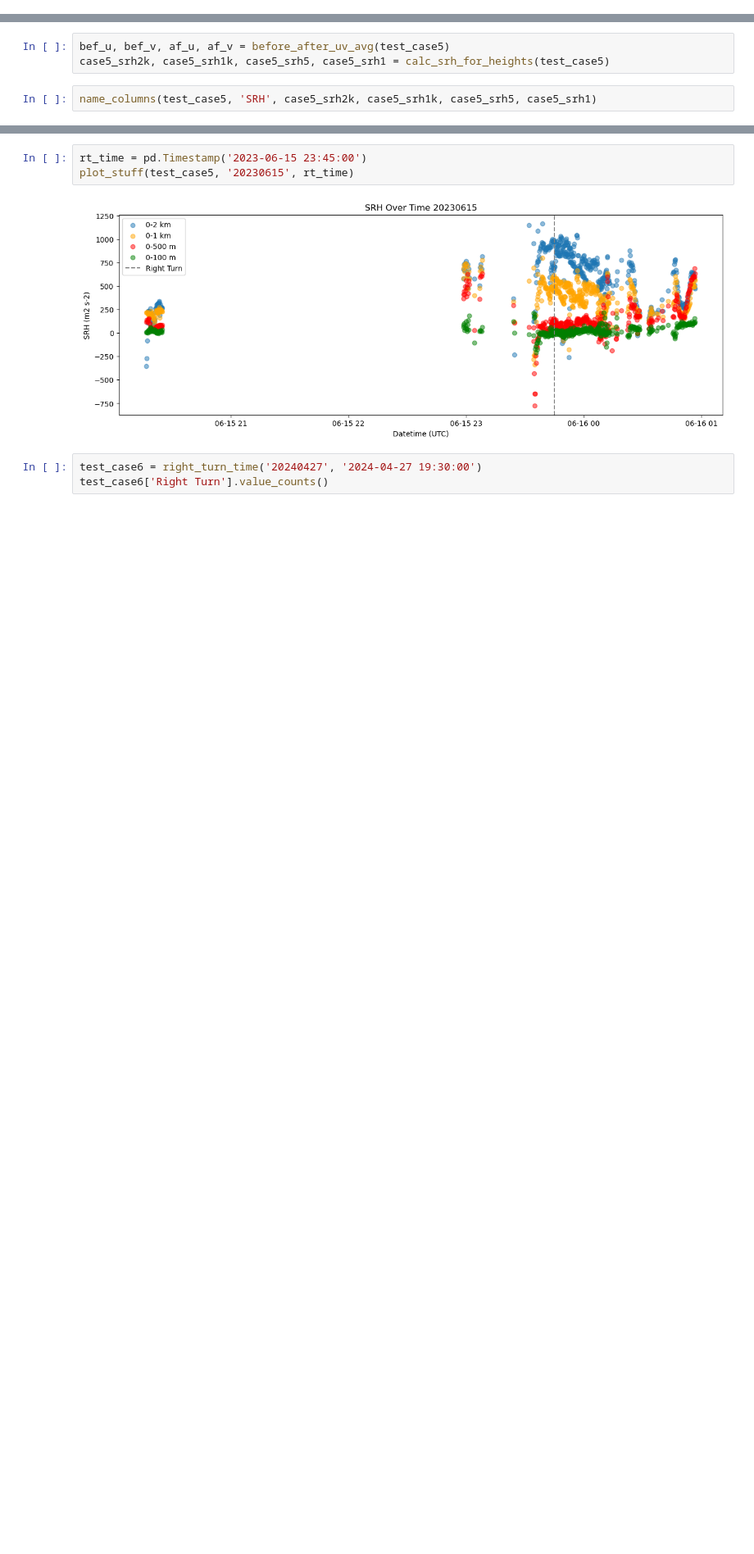
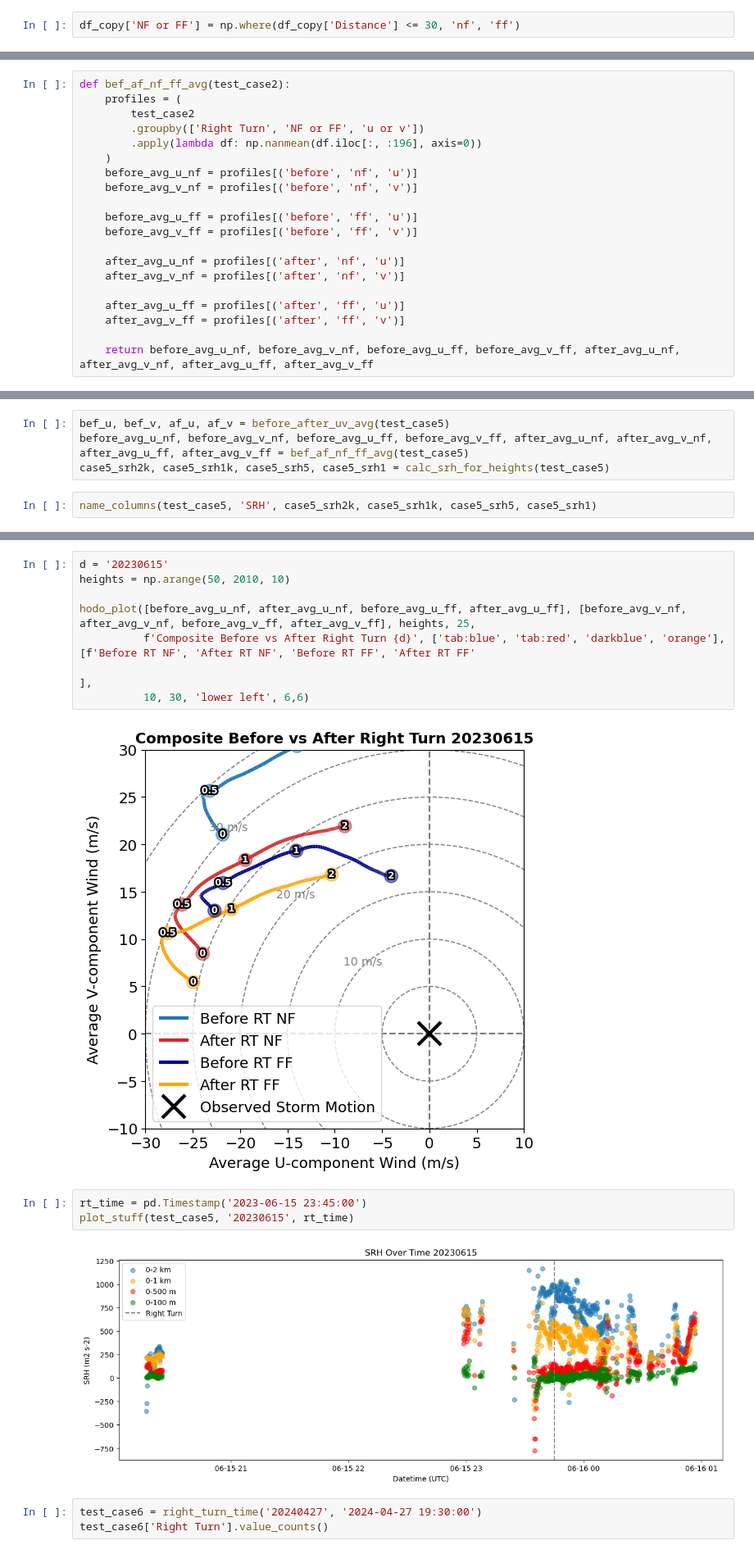
Before and after one commit to JuliaBuhrman/research2024, a Jupyter notebook: rightturn_casecheck.ipynb, the cells around one changed output, grey strips where cells are left out. Shown at 82% size. Drawn from its saved outputs; the diff is of its cells as text; blank space fills up the shorter version.

Commit message:
started NF and FF before and after RT separation

```diff
--- a/rightturn_casecheck.ipynb
+++ b/rightturn_casecheck.ipynb
@@ -487,6 +478,8 @@ plt.show()
 [figure]
 # %% [markdown]
 # Test Cases
+# %%
+df_copy['NF or FF'] = np.where(df_copy['Distance'] <= 30, 'nf', 'ff')
 # %%
 def right_turn_time(date, date_utc):
 
@@ -563,5 +553,25 @@ def before_after_uv_avg(test_case2):
     after_avg_v = np.nanmean(after[after['u or v'] == 'v'].iloc[:, :196],axis=0)
 
     return before_avg_u, before_avg_v, after_avg_u, after_avg_v
+# %%
+def bef_af_nf_ff_avg(test_case2):
+    profiles = (
+        test_case2
+        .groupby(['Right Turn', 'NF or FF', 'u or v'])
+        .apply(lambda df: np.nanmean(df.iloc[:, :196], axis=0))
+    )
+    before_avg_u_nf = profiles[('before', 'nf', 'u')]
+    before_avg_v_nf = profiles[('before', 'nf', 'v')]
+
+    before_avg_u_ff = profiles[('before', 'ff', 'u')]
+    before_avg_v_ff = profiles[('before', 'ff', 'v')]
+
+    after_avg_u_nf = profiles[('after', 'nf', 'u')]
+    after_avg_v_nf = profiles[('after', 'nf', 'v')]
+
+    after_avg_u_ff = profiles[('after', 'ff', 'u')]
+    after_avg_v_ff = profiles[('after', 'ff', 'v')]
+
+    return before_avg_u_nf, before_avg_v_nf, before_avg_u_ff, before_avg_v_ff, after_avg_u_nf, after_avg_v_nf, after_avg_u_ff, after_avg_v_ff
 # %%
 before_avg_u, before_avg_v, after_avg_u, after_avg_v = before_after_uv_avg(test_case2)
@@ -820,5 +847,6 @@ Name: count, dtype: int64
 # %%
 bef_u, bef_v, af_u, af_v = before_after_uv_avg(test_case5)
+before_avg_u_nf, before_avg_v_nf, before_avg_u_ff, before_avg_v_ff, after_avg_u_nf, after_avg_v_nf, after_avg_u_ff, after_avg_v_ff = bef_af_nf_ff_avg(test_case5)
 case5_srh2k, case5_srh1k, case5_srh5, case5_srh1 = calc_srh_for_heights(test_case5)
 # %%
 name_columns(test_case5, 'SRH', case5_srh2k, case5_srh1k, case5_srh5, case5_srh1)
@@ -831,6 +859,16 @@ hodo_plot([bef_u, af_u], [bef_v, af_v], heights, 25, f'Composite Before vs After
           10, 30, 'lower left', 6,6)
 # %% [output]
 [figure]
+# %%
+d = '20230615'
+heights = np.arange(50, 2010, 10)
+
+hodo_plot([before_avg_u_nf, after_avg_u_nf, before_avg_u_ff, after_avg_u_ff], [before_avg_v_nf, after_avg_v_nf, before_avg_v_ff, after_avg_v_ff], heights, 25,
+          f'Composite Before vs After Right Turn {d}', ['tab:blue', 'tab:red', 'darkblue', 'orange'], [f'Before RT NF', 'After RT NF', 'Before RT FF', 'After RT FF'
+                                                                                                               ],
+          10, 30, 'lower left', 6,6)
+# %% [output]
+[figure, added]
 # %%
 rt_time = pd.Timestamp('2023-06-15 23:45:00')
 plot_stuff(test_case5, '20230615', rt_time)
```
Also changed, not shown: parts of 20 cells of this notebook.
